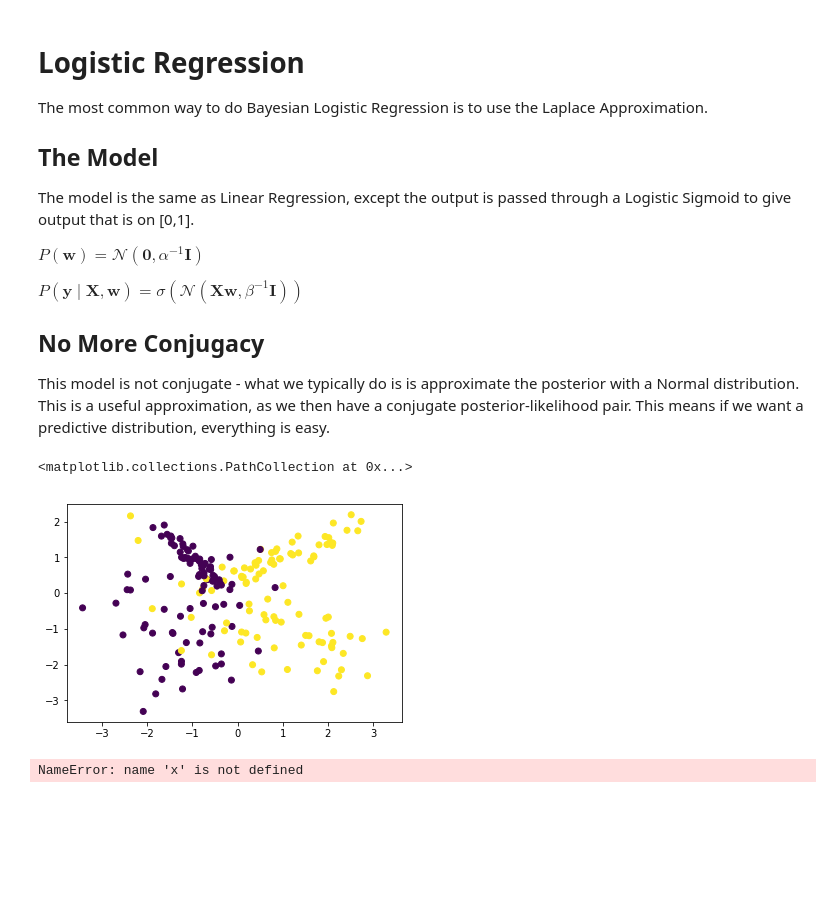
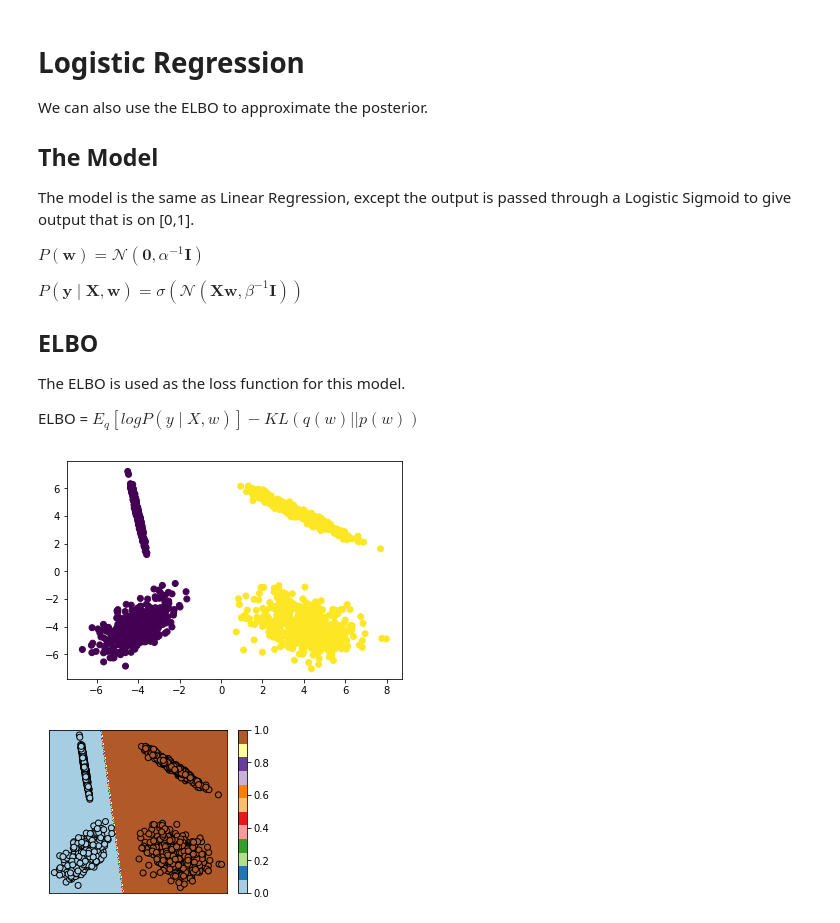
Before and after one commit to chrisorm/pydata-2018, a Jupyter notebook: notebooks/Notebook 4 - Bayesian Logistic Regression, ELBO.ipynb, the cells around one changed output. Cells and saved outputs as stored; diff of their text form; code cells hidden in the pictures; blank space fills up the shorter version.

```diff
--- a/notebooks/Notebook 4 - Bayesian Logistic Regression, ELBO.ipynb
+++ b/notebooks/Notebook 4 - Bayesian Logistic Regression, ELBO.ipynb
@@ -1,7 +1,7 @@
 # %% [markdown]
 # Logistic Regression
 
-The most common way to do Bayesian Logistic Regression is to use the Laplace Approximation.
+We can also use the ELBO to approximate the posterior.
 
 ## The Model
 
@@ -11,9 +11,11 @@ $P(\mathbf{w}) = \mathcal{N}(\mathbf{0}, \alpha^{-1}\mathbf{I})$
 
 $P(\mathbf{y} \mid \mathbf{X}, \mathbf{w} ) = \sigma(\mathcal{N}(\mathbf{Xw}, \beta^{-1}\mathbf{I}))$
 
-## No More Conjugacy
+## ELBO
 
-This model is not conjugate - what we typically do is is approximate the posterior with a Normal distribution. This is a useful approximation, as we then have a conjugate posterior-likelihood pair. This means if we want a predictive distribution, everything is easy.
+The ELBO is used as the loss function for this model.
+
+ELBO = $E_{q}[log P(y \mid X, w)] - KL(q(w) || p(w))$
 # %%
 import numpy as np
 import torch
@@ -39,6 +62,6 @@ lr = LogisticRegression(2,1)
 # %%
-x, y = make_classification(n_samples=200, flip_y=0, n_features=2, n_informative=2, n_redundant=0, class_sep=1)
+x, y = make_classification(n_samples=2000, flip_y=0, n_features=2, n_informative=2, n_redundant=0, class_sep=4.0)
 plt.scatter(x[:,0], x[:,1], c=y)
+x_1s = np.concatenate([np.ones((x.shape[0],1)), x], axis=1)
 # %% [output]
-<matplotlib.collections.PathCollection at 0x...>
-[figure, old version]
+[figure, new version]
@@ -57,9 +94,12 @@ h=0.01
 x_min, x_max = x[:, 0].min() - .5, x[:, 0].max() + .5
 y_min, y_max = x[:, 1].min() - .5, x[:, 1].max() + .5
 xx, yy = np.meshgrid(np.arange(x_min, x_max, h), np.arange(y_min, y_max, h))
-Z = lr.forward(torch.from_numpy(np.c_[np.ones(len(xx)).ravel(),xx.ravel(), yy.ravel()]).float()).data.numpy()
 
-# Put the result into a cololr plot
+xy_1s = np.c_[np.ones(len(xx.ravel())), xx.ravel(), yy.ravel()]
+
+Z = lr.forward_with_softmax(torch.from_numpy(xy_1s).float(), lr.approx_mean).data.numpy()
+
+# Put the result into a color plot
 Z = Z.reshape(xx.shape)
 plt.figure(1, figsize=(4, 3))
 plt.pcolormesh(xx, yy, Z, cmap=plt.cm.Paired)
@@ -74,4 +114,4 @@ plt.yticks(())
 plt.colorbar()
 plt.show()
 # %% [output]
-NameError: name 'x' is not defined
+[figure, added]
```
Also changed, not shown: parts of 8 cells of this notebook, 2 other files.
